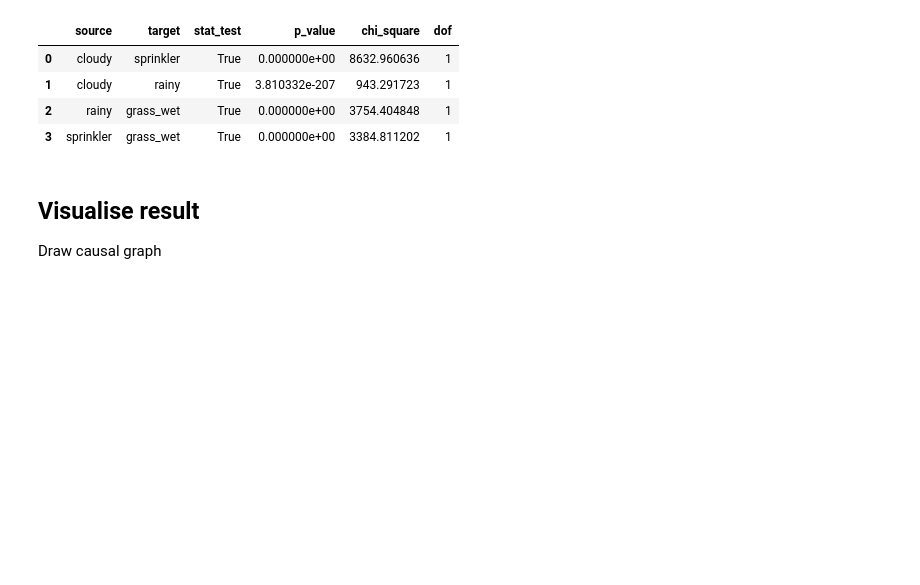
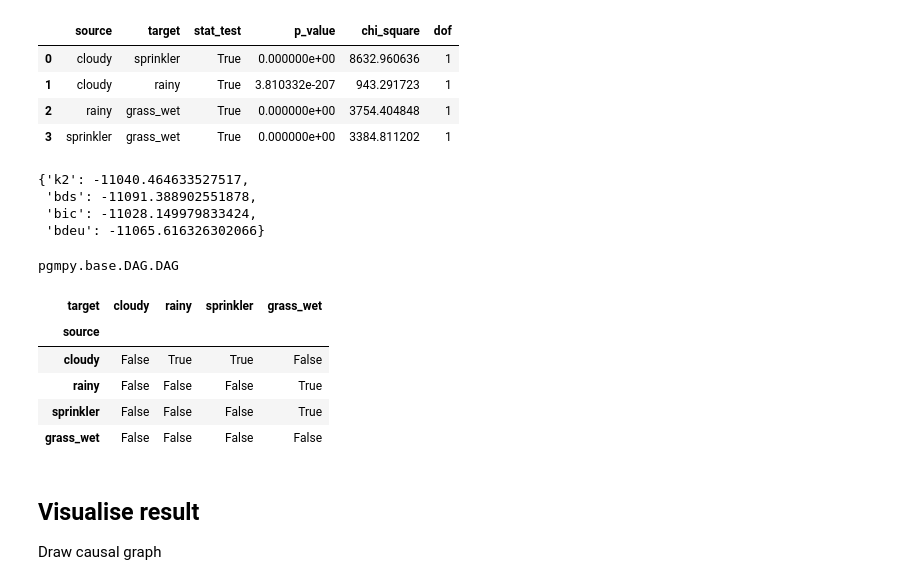
Before and after one commit to skipperkongen/causal-stuff, a Jupyter notebook: notebooks/bnlearn-demo.ipynb, the cells around one changed output. Saved outputs shown, nothing was run; the diff lists cells and outputs as text; code cells hidden in the pictures; blank space fills up the shorter version.

```diff
--- a/notebooks/bnlearn-demo.ipynb
+++ b/notebooks/bnlearn-demo.ipynb
@@ -66,6 +66,26 @@ model['independence_test']
 | 1 | cloudy | rainy | True | 3.810332e-207 | 943.291723 | 1 |
 | 2 | rainy | grass_wet | True | 0.000000e+00 | 3754.404848 | 1 |
 | 3 | sprinkler | grass_wet | True | 0.000000e+00 | 3384.811202 | 1 |
+# %%
+model['structure_scores']
+# %% [output]
+{'k2': -11040.464633527517,
+ 'bds': -11091.388902551878,
+ 'bic': -11028.149979833424,
+ 'bdeu': -11065.616326302066}
+# %%
+type(model['model'])
+# %% [output]
+pgmpy.base.DAG.DAG
+# %%
+model['adjmat']
+# %% [output]
+| target | cloudy | rainy | sprinkler | grass_wet |
+| source |  |  |  |  |
+| cloudy | False | True | True | False |
+| rainy | False | False | False | True |
+| sprinkler | False | False | False | True |
+| grass_wet | False | False | False | False |
 # %% [markdown]
 ## Visualise result
 
```
